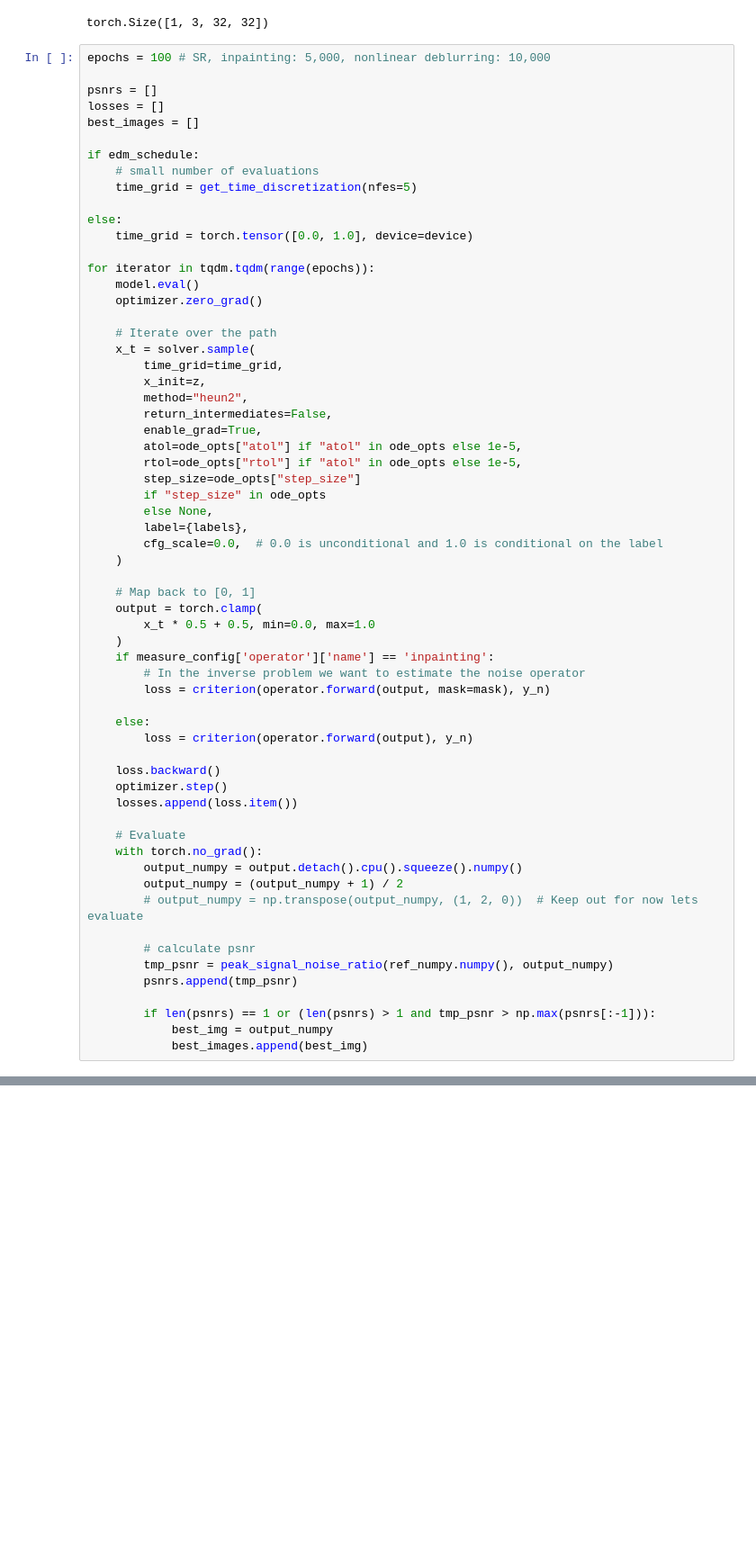
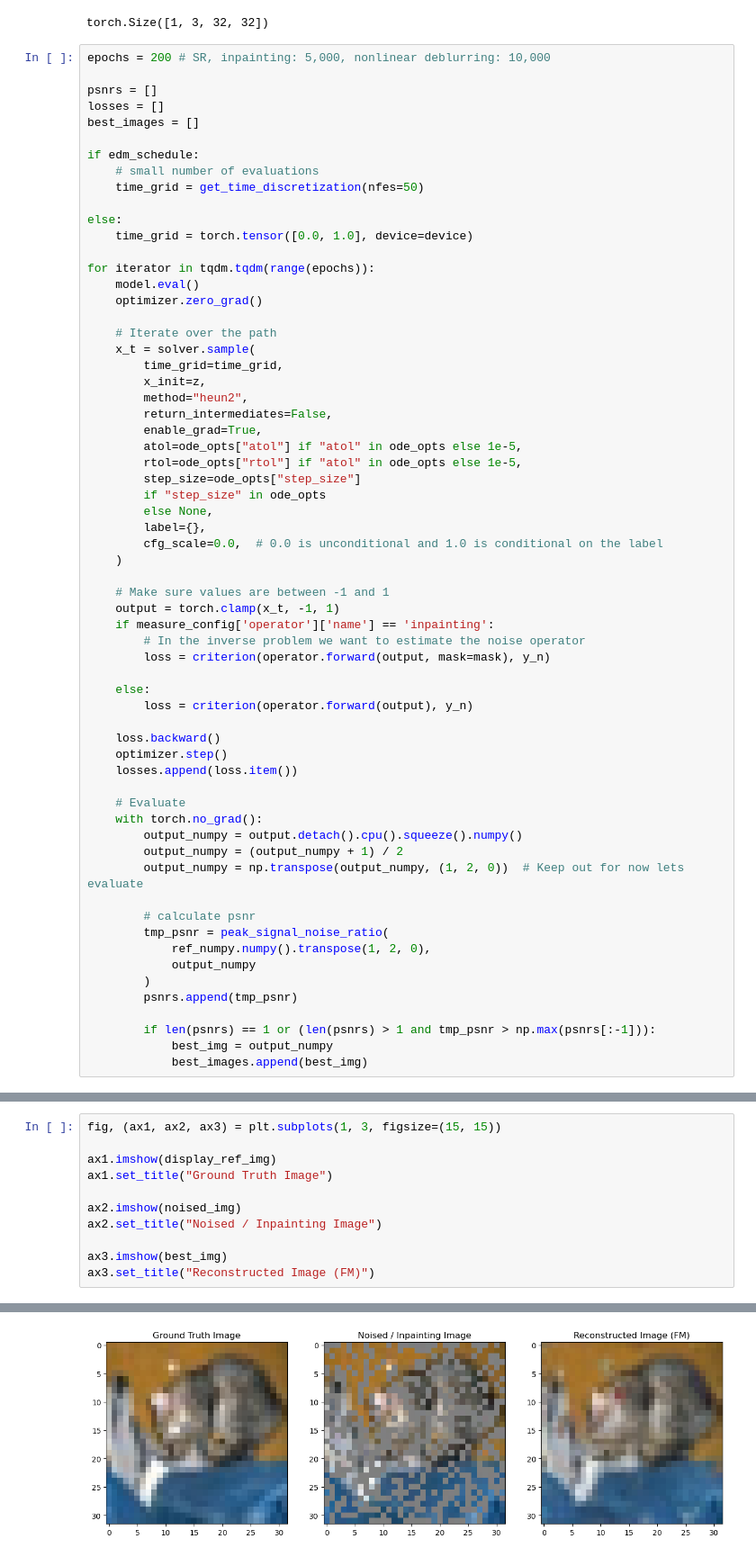
Before and after one commit to sun-umn/FMPlug, a Jupyter notebook: notebooks/Train-Flow-Matching-Model-V2.ipynb, the cells around one changed output, grey strips where cells are left out. Shown at 90% size. Drawn from its saved outputs; the diff is of its cells as text; blank space fills up the shorter version.

```diff
--- a/notebooks/Train-Flow-Matching-Model-V2.ipynb
+++ b/notebooks/Train-Flow-Matching-Model-V2.ipynb
@@ -294,7 +315,7 @@ optimizer = torch.optim.AdamW([params_group1])
 # %% [output]
 torch.Size([1, 3, 32, 32])
 # %%
-epochs = 100 # SR, inpainting: 5,000, nonlinear deblurring: 10,000
+epochs = 200 # SR, inpainting: 5,000, nonlinear deblurring: 10,000
 
 psnrs = []
 losses = []
@@ -302,7 +323,7 @@ best_images = []
 
 if edm_schedule:
     # small number of evaluations
-    time_grid = get_time_discretization(nfes=5)
+    time_grid = get_time_discretization(nfes=50)
 
 else:
     time_grid = torch.tensor([0.0, 1.0], device=device)
@@ -323,14 +344,12 @@ for iterator in tqdm.tqdm(range(epochs)):
         step_size=ode_opts["step_size"]
         if "step_size" in ode_opts
         else None,
-        label={labels},
+        label={},
         cfg_scale=0.0,  # 0.0 is unconditional and 1.0 is conditional on the label
     )
 
-    # Map back to [0, 1]
-    output = torch.clamp(
-        x_t * 0.5 + 0.5, min=0.0, max=1.0
-    )
+    # Make sure values are between -1 and 1
+    output = torch.clamp(x_t, -1, 1)
     if measure_config['operator']['name'] == 'inpainting':
         # In the inverse problem we want to estimate the noise operator
         loss = criterion(operator.forward(output, mask=mask), y_n)
@@ -346,10 +365,13 @@ for iterator in tqdm.tqdm(range(epochs)):
     with torch.no_grad():
         output_numpy = output.detach().cpu().squeeze().numpy()
         output_numpy = (output_numpy + 1) / 2
-        # output_numpy = np.transpose(output_numpy, (1, 2, 0))  # Keep out for now lets evaluate
+        output_numpy = np.transpose(output_numpy, (1, 2, 0))  # Keep out for now lets evaluate
 
         # calculate psnr
-        tmp_psnr = peak_signal_noise_ratio(ref_numpy.numpy(), output_numpy)
+        tmp_psnr = peak_signal_noise_ratio(
+            ref_numpy.numpy().transpose(1, 2, 0),
+            output_numpy
+        )
         psnrs.append(tmp_psnr)
 
         if len(psnrs) == 1 or (len(psnrs) > 1 and tmp_psnr > np.max(psnrs[:-1])):
@@ -378,0 +402,12 @@ plt.imshow(best_img)
+# %%
+fig, (ax1, ax2, ax3) = plt.subplots(1, 3, figsize=(15, 15))
+
+ax1.imshow(display_ref_img)
+ax1.set_title("Ground Truth Image")
+
+ax2.imshow(noised_img)
+ax2.set_title("Noised / Inpainting Image")
+
+ax3.imshow(best_img)
+ax3.set_title("Reconstructed Image (FM)")
+# %% [output]
@@ -379,3 +415,4 @@ plt.imshow(best_img)
+[figure, added]
 # %%
 psnr_trajectory = pd.Series(psnrs)
 psnr_trajectory.plot()
```
Also changed, not shown: parts of 10 cells of this notebook.
